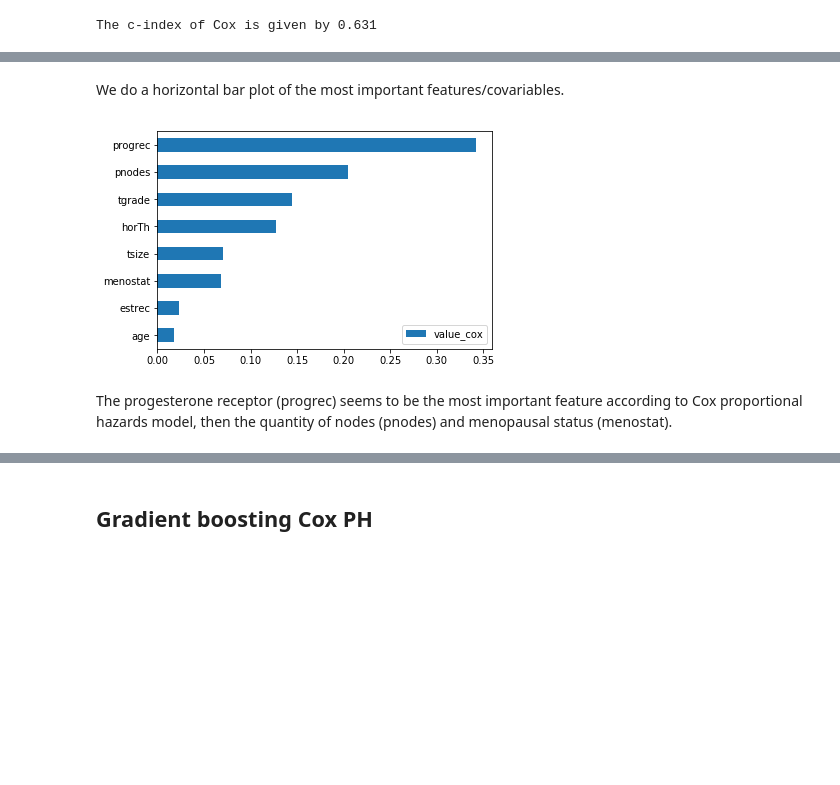
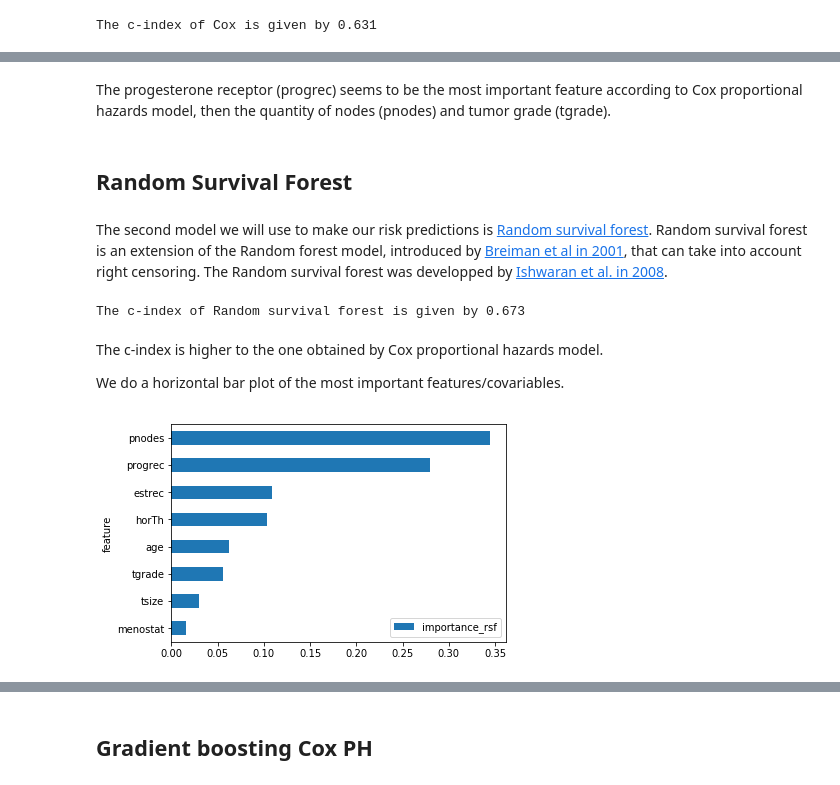
Before and after one commit to alonsosilvaallende/Survival_Analysis, a Jupyter notebook: Cox_PH_vs_Gradient_Boosting_Cox_PH_a_practical_guide-colab.ipynb, the cells around one changed output, grey strips where cells are left out. Cells and saved outputs as stored; diff of their text form; code cells hidden in the pictures; blank space fills up the shorter version.

```diff
--- a/Cox_PH_vs_Gradient_Boosting_Cox_PH_a_practical_guide-colab.ipynb
+++ b/Cox_PH_vs_Gradient_Boosting_Cox_PH_a_practical_guide-colab.ipynb
@@ -250,14 +288,31 @@ dtype: float64
+# %% [markdown]
+The progesterone receptor (progrec) seems to be the most important feature according to Cox proportional hazards model, then the quantity of nodes (pnodes) and tumor grade (tgrade).
+# %% [markdown]
+## Random Survival Forest
+# %% [markdown]
+The second model we will use to make our risk predictions is [Random survival forest](https://square.github.io/pysurvival/models/random_survival_forest.html). Random survival forest is an extension of the Random forest model, introduced by [Breiman et al in 2001](https://www.stat.berkeley.edu/~breiman/randomforest2001.pdf), that can take into account right censoring. The Random survival forest was developped by [Ishwaran et al. in 2008](https://arxiv.org/pdf/0811.1645.pdf).
+# %%
+from pysurvival.models.survival_forest import RandomSurvivalForestModel
+from pysurvival.utils.metrics import concordance_index
+
+rsf = RandomSurvivalForestModel(num_trees=200)
+rsf.fit(X_trn, df_y_trn["time"], df_y_trn["event"])
+ci_rsf = concordance_index(rsf, X_val, df_y_val["time"], df_y_val["event"])
+
+print(f'The c-index of Random survival forest is given by {ci_rsf:.3f}')
+# %% [output]
+The c-index of Random survival forest is given by 0.673
 # %% [markdown]
+The c-index is higher to the one obtained by Cox proportional hazards model.
+
 We do a horizontal bar plot of the most important features/covariables.
 # %%
-# Feature importance
-fi_cox = cox.named_steps['coxph'].coef_
-rfi_cox = np.abs(fi_cox)/np.sum(np.abs(fi_cox))
+# feature importance
+fi_rsf = rsf.variable_importance_
+rfi_rsf =  np.abs(fi_rsf)/np.sum(np.abs(fi_rsf))
 lab = X_trn.columns
-df_fi_cox = pd.DataFrame({'lab_cox': lab, 'value_cox': rfi_cox}, index=lab)
-df_fi_cox = df_fi_cox.sort_values(by='value_cox', ascending=True)
-df_fi_cox.plot.barh(y='value_cox');
+df_fi_rsf = pd.DataFrame({'feature': lab, 'importance_rsf': rfi_rsf}).set_index('feature')
+df_fi_rsf = df_fi_rsf.sort_values(by='importance_rsf', ascending=True)
+df_fi_rsf.plot.barh(y='importance_rsf');
 # %% [output]
-[figure, old version]
+[figure, new version]
-# %% [markdown]
-The progesterone receptor (progrec) seems to be the most important feature according to Cox proportional hazards model, then the quantity of nodes (pnodes) and menopausal status (menostat).
```
Also changed, not shown: parts of 42 cells of this notebook.
